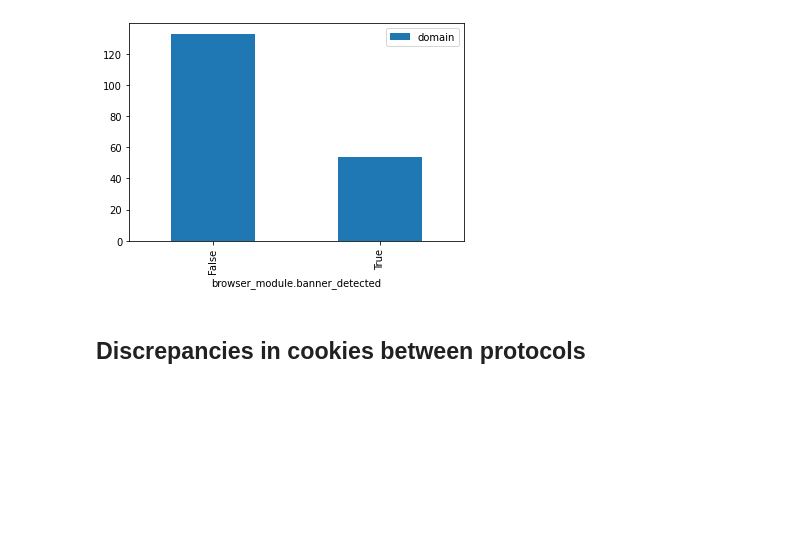
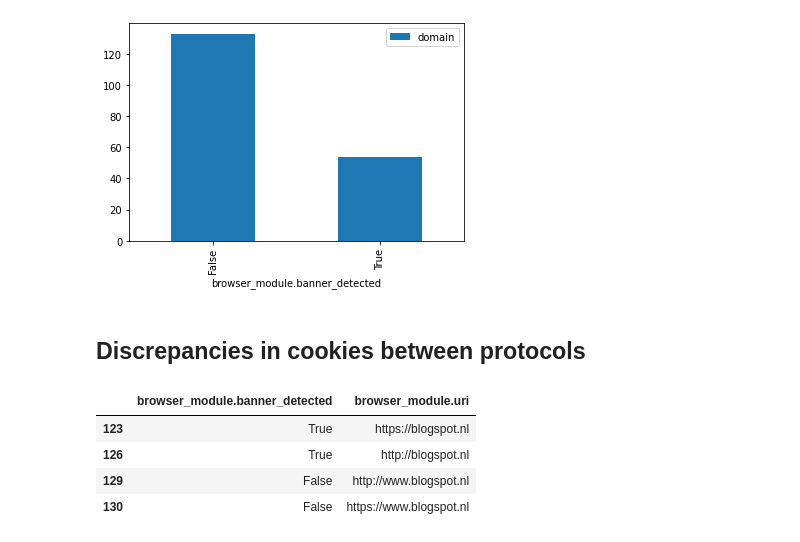
Before and after one commit to ptemarvelde/gdpr_cookies, a Jupyter notebook: util/explore_results.ipynb, the cells around one changed output. Cells and saved outputs as stored; diff of their text form; code cells hidden in the pictures; blank space fills up the shorter version.

```diff
--- a/util/explore_results.ipynb
+++ b/util/explore_results.ipynb
@@ -158,5 +158,14 @@ def get_protocol(url: str):
 df['num_cookies'] = df['browser_module.cookies.cookies'].apply(len)
 # %%
 df['protocol'] = df['browser_module.uri'].apply(get_protocol)
+# %%
+# df[df['browser_module.banner_detected']].groupby('domain').count()
+df[df['domain'] == 'blogspot.nl'][['browser_module.banner_detected', 'browser_module.uri']]
+# %% [output]
+|  | browser_module.banner_detected | browser_module.uri |
+| 123 | True | https://blogspot.nl |
+| 126 | True | http://blogspot.nl |
+| 129 | False | http://www.blogspot.nl |
+| 130 | False | https://www.blogspot.nl |
 # %%
 df[df['num_cookies'] == df.groupby('domain')['num_cookies'].transform('max')].groupby('protocol')['protocol'].count()
```
Also changed, not shown: parts of 1 cell of this notebook, 3 other files.
